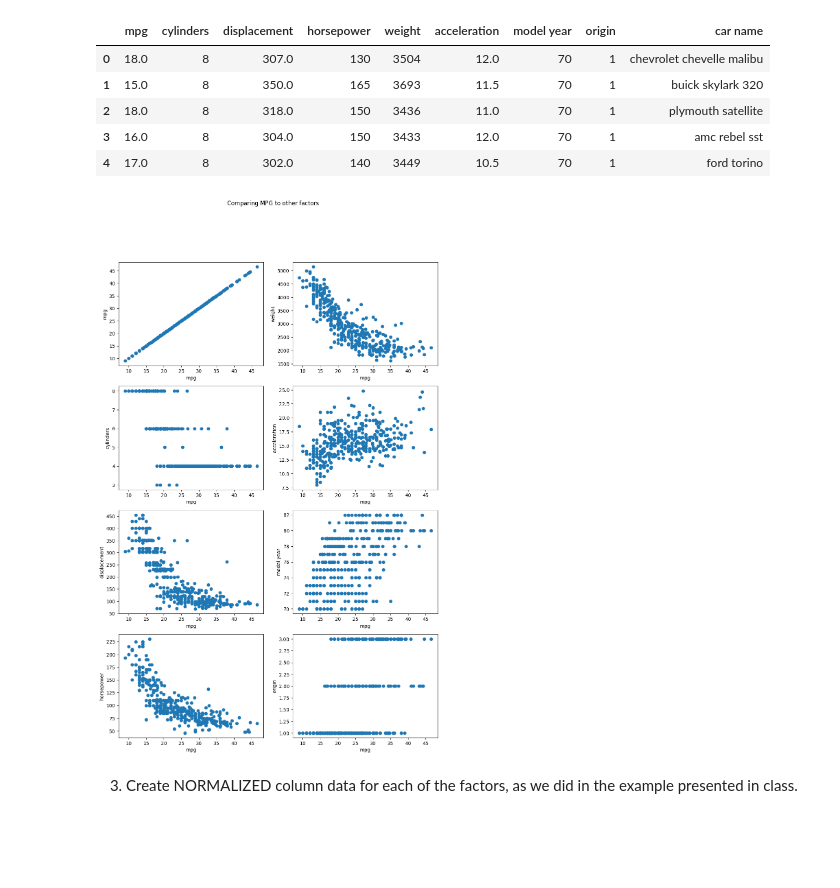
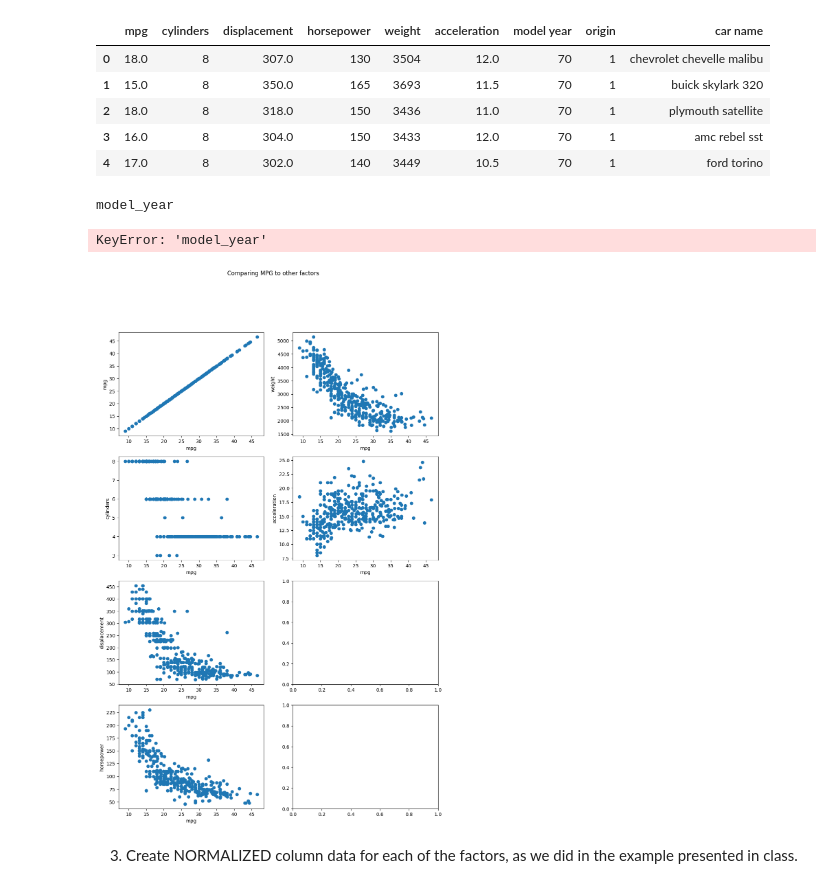
Before and after one commit to jakeb245/phys441, a Jupyter notebook: Assignments/question2.ipynb, the cells around one changed output. Saved outputs shown, nothing was run; the diff lists cells and outputs as text; code cells hidden in the pictures; blank space fills up the shorter version.

```diff
--- a/Assignments/question2.ipynb
+++ b/Assignments/question2.ipynb
@@ -23,34 +23,41 @@ df.head()
 # %%
 # Make an x by y grid of plots
 # Note the variables are n-1 the plots you actually get (so this gives 4x2)
 x_plots = 3
 y_plots = 1
 fig, ax = plt.subplots(x_plots+1, y_plots+1, figsize=(12, 18))
 plt.suptitle("Comparing MPG to other factors")
 
 # Fill them in (using loops, so I don't have to copy-paste as much)
 i = 0
 j = 0
 for dataset in df.columns:
+    if ' ' in dataset:
+        new = str(dataset).replace(' ', '_')
+        print(new)
+        df.rename(columns={dataset:new})
+        dataset = new
     # Ignoring car name
     if dataset == 'car name':
         continue
     # Make sure everything is numeric
     df[dataset] = pd.to_numeric(df[dataset], errors='coerce')
     # clean up the horsepower data
     if dataset == 'horsepower':
         horse_med = df[dataset].median()
         df[dataset].fillna(horse_med)
     ax[i][j].plot(df['mpg'], df[dataset], 'o', label='data')
     ax[i][j].set_xlabel('mpg')
     ax[i][j].set_ylabel(dataset)
     if i < x_plots:
         i += 1
     else:
         j += 1
         i = 0
 # %% [output]
+model_year
+KeyError: 'model_year'
-[figure, old version]
+[figure, new version]
 # %% [markdown]
 3) Create NORMALIZED column data for each of the factors, as we did in the
 example presented in class.
```
Also changed, not shown: parts of 5 cells of this notebook.
